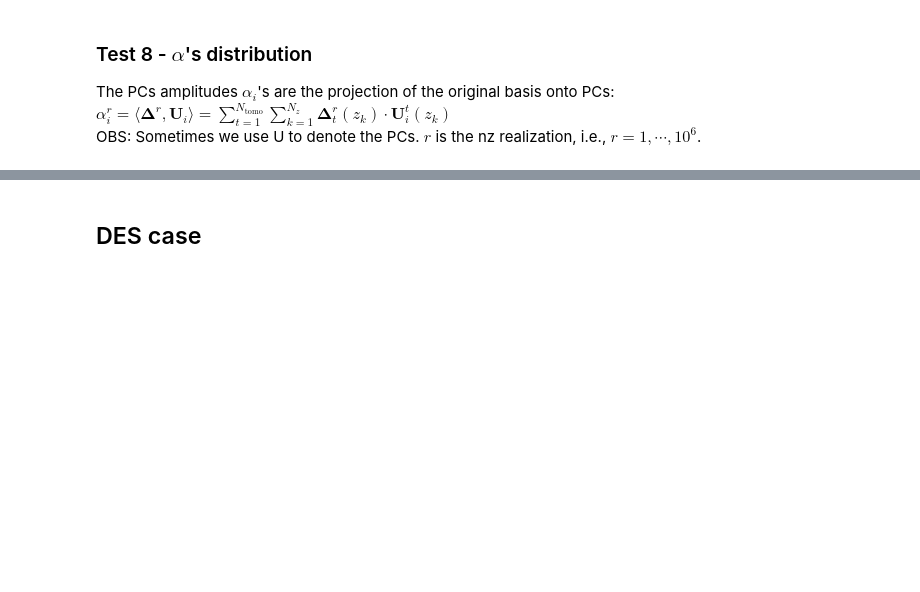
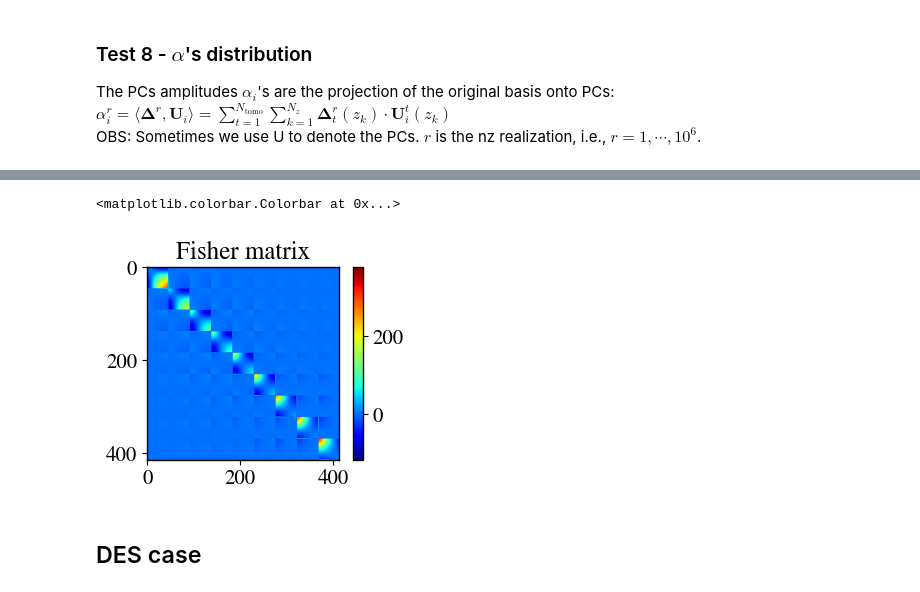
Before and after one commit to Roman-HLIS-Cosmology-PIT/cocoa_photoz, a Jupyter notebook: codes/example.ipynb, the cells around one changed output, grey strips where cells are left out. Saved outputs shown, nothing was run; the diff lists cells and outputs as text; code cells hidden in the pictures; blank space fills up the shorter version.

```diff
--- a/codes/example.ipynb
+++ b/codes/example.ipynb
@@ -1223,3 +1260,11 @@ g.triangle_plot(chains,
+# %%
+fisher_ξpm = deriv_ξpm@inv_cov[:deriv_ξpm.shape[1],:deriv_ξpm.shape[1]]@deriv_ξpm.T
+plt.imshow(fisher_ξpm, cmap='jet')
+plt.title('Fisher matrix')
+plt.colorbar()
+# %% [output]
+<matplotlib.colorbar.Colorbar at 0x...>
+[figure, added]
 # %% [markdown]
 ## DES case
 # %% [markdown]
```
Also changed, not shown: parts of 6 cells of this notebook, 4 other files.
